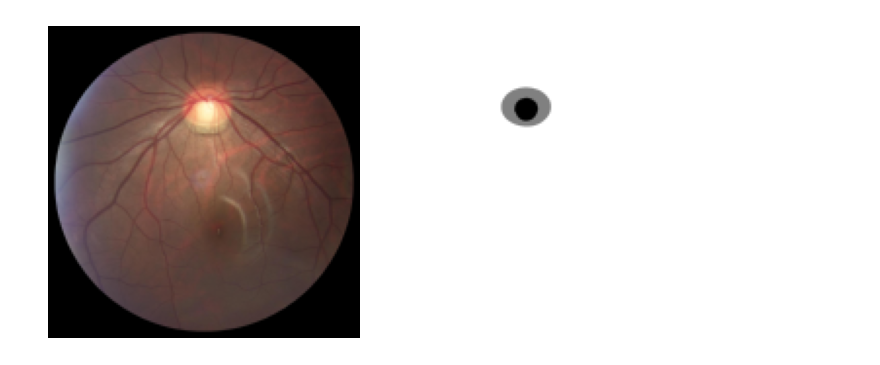
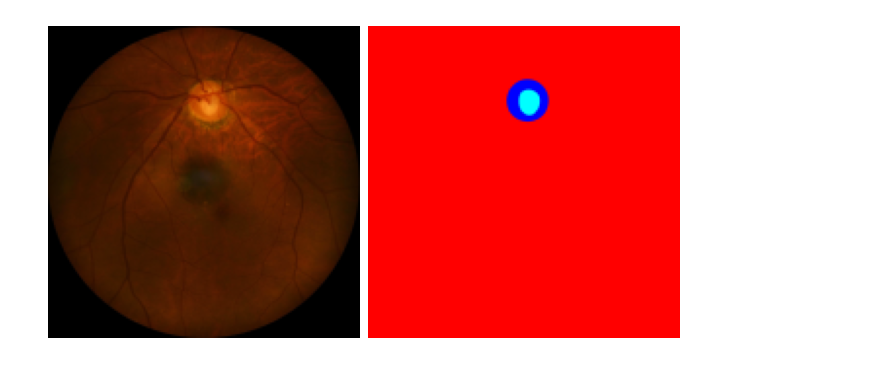
Before and after one commit to mo1333/anatomically_coherent_segmentation, a Jupyter notebook: data_explo.ipynb, the cells around one changed output. Drawn from its saved outputs; the diff is of its cells as text; code cells hidden in the pictures.

Commit message:
major bugfix in data loading

```diff
--- a/data_explo.ipynb
+++ b/data_explo.ipynb
@@ -2,12 +2,17 @@
 import os
 
 import matplotlib.pyplot as plt
-from monai.data import ImageDataset
-from monai.transforms import Resize, EnsureChannelFirst, Compose
+from monai.data import ArrayDataset
+from monai.transforms import Resize, EnsureChannelFirst, Compose, LoadImage, ScaleIntensity
+from monai.utils import first
 from torch.utils.data import DataLoader
 
-transformer = Compose([EnsureChannelFirst(),
-                       Resize((160, 160))])
+image_size = (160, 160)
+
+transformer = Compose([LoadImage(),
+                       EnsureChannelFirst(),
+                       ScaleIntensity(),
+                       Resize(image_size)])
 
 train_image_path = "data/REFUGE2/Train/Images/"
 train_dm_path = "data/REFUGE2/Train/Disc_Masks/"
@@ -16,24 +21,23 @@ test_dm_path = "data/REFUGE2/Test/Disc_Masks/"
 val_image_path = "data/REFUGE2/Validation/Images/"
 val_dm_path = "data/REFUGE2/Validation/Disc_Masks/"
 
-train_data = ImageDataset(image_files=[train_image_path + file for file in os.listdir(train_image_path)],
-                          transform=transformer,
-                          seg_files=[train_dm_path + file for file in os.listdir(train_dm_path)],
-                          seg_transform=transformer)
+data = ArrayDataset(img=sorted([val_image_path + file for file in os.listdir(val_image_path)]),
+                    img_transform=transformer,
+                    seg=sorted([val_dm_path + file for file in os.listdir(val_dm_path)]),
+                    seg_transform=transformer)
 
-train_dataloader = DataLoader(train_data, batch_size=32, shuffle=True)
+dataloader = DataLoader(data, batch_size=4, shuffle=False)
 # %%
 def plot_sample(sample):
     fig, (img1, img2) = plt.subplots(1, 2, layout="constrained")
 
-    img1.imshow(sample[0].permute(1, 2, 0) / 255)
+    img1.imshow(sample[0].permute(1, 2, 0))
     img1.set_axis_off()
-    img2.imshow(sample[1].permute(1, 2, 0) / 255, cmap="gray")
+    img2.imshow(sample[1].permute(1, 2, 0), cmap="gray")
     img2.set_axis_off()
     plt.show()
-# %%
-for batch in train_dataloader:
-    plot_sample([batch[0][0], batch[1][0]])
-    break
-# %% [output]
-[figure, removed]
+# %%
+img, seg = first(dataloader)
+plot_sample([img[0], seg[0]])
+# %% [output]
+[figure, added]
```
Also changed, not shown: 1 other file.
